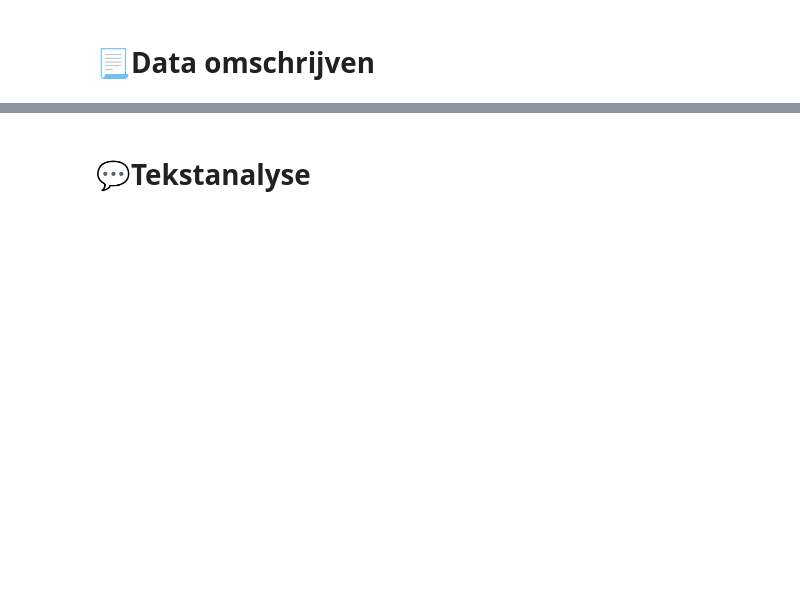
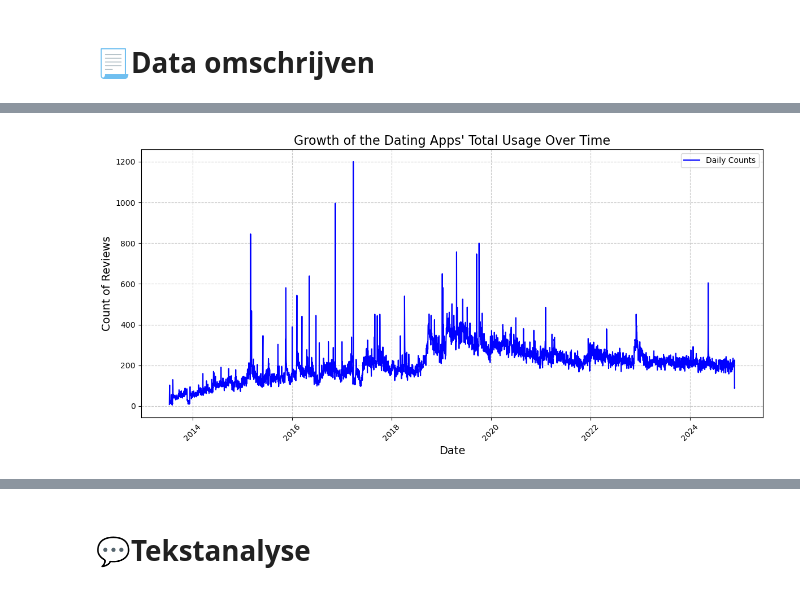
Before and after one commit to kailenroa/NLP-Sentiment-Analysis-Dating-Apps, a Jupyter notebook: #02- NLP Sentiment Analysis Dating Apps (ML).ipynb, the cells around one changed output, grey strips where cells are left out. Cells and saved outputs as stored; diff of their text form; code cells hidden in the pictures; blank space fills up the shorter version.

```diff
--- a/#02- NLP Sentiment Analysis Dating Apps (ML).ipynb
+++ b/#02- NLP Sentiment Analysis Dating Apps (ML).ipynb
@@ -298,0 +312,2 @@ merged_reviews.describe().T
+# %%
+quick_recap=dating_reviews.groupby(['Date'])['Date'].count()
@@ -298,0 +330,13 @@ merged_reviews.describe().T
+# %%
+plt.figure(figsize=(12, 6))
+plt.plot(quick_recap.index, quick_recap.values, color='blue', label="Daily Counts")
+plt.title("Growth of the Dating Apps' Total Usage Over Time", fontsize=16)
+plt.xlabel('Date', fontsize=14)
+plt.ylabel('Count of Reviews', fontsize=14)
+plt.grid(True, linestyle='--', alpha=0.7)
+plt.xticks(rotation=45)
+plt.legend()
+plt.tight_layout()
+plt.show()
+# %% [output]
+[figure, added]
```
Also changed, not shown: parts of 216 cells of this notebook.
